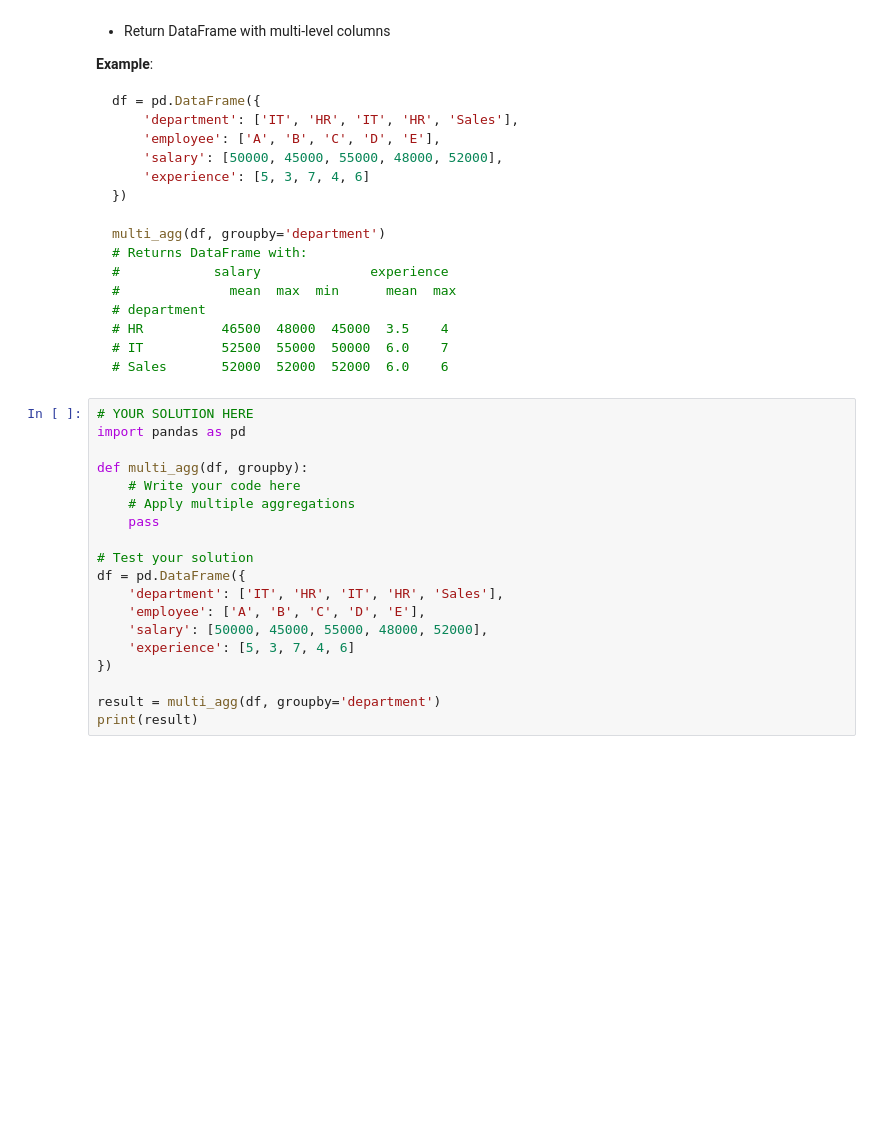
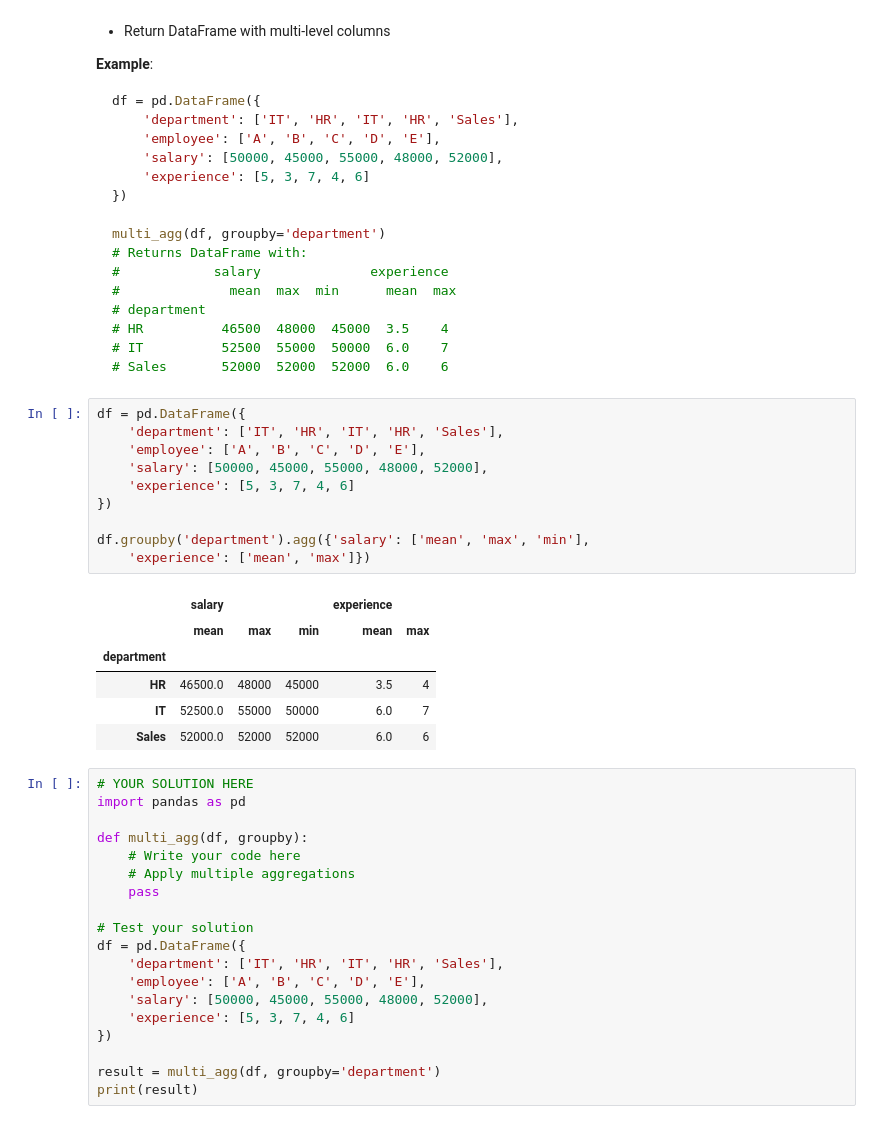
Before and after one commit to Rishiraj1994/LogicMojo-AI-ML-Jan26-rishiraj19, a Jupyter notebook: HOMEWORK_50_ASSIGNMENTS_Rishiraj.ipynb, the cells around one changed output. Drawn from its saved outputs; the diff is of its cells as text; blank space fills up the shorter version.

````diff
--- a/HOMEWORK_50_ASSIGNMENTS_Rishiraj.ipynb
+++ b/HOMEWORK_50_ASSIGNMENTS_Rishiraj.ipynb
@@ -1974,6 +1996,23 @@ multi_agg(df, groupby='department')
 # IT          52500  55000  50000  6.0    7
 # Sales       52000  52000  52000  6.0    6
 ```
+# %%
+df = pd.DataFrame({
+    'department': ['IT', 'HR', 'IT', 'HR', 'Sales'],
+    'employee': ['A', 'B', 'C', 'D', 'E'],
+    'salary': [50000, 45000, 55000, 48000, 52000],
+    'experience': [5, 3, 7, 4, 6]
+})
+
+df.groupby('department').agg({'salary': ['mean', 'max', 'min'],
+    'experience': ['mean', 'max']})
+# %% [output]
+|  | salary |  |  | experience |  |
+|  | mean | max | min | mean | max |
+| department |  |  |  |  |  |
+| HR | 46500.0 | 48000 | 45000 | 3.5 | 4 |
+| IT | 52500.0 | 55000 | 50000 | 6.0 | 7 |
+| Sales | 52000.0 | 52000 | 52000 | 6.0 | 6 |
 # %%
 # YOUR SOLUTION HERE
 import pandas as pd
````
Also changed, not shown: parts of 4 cells of this notebook.
